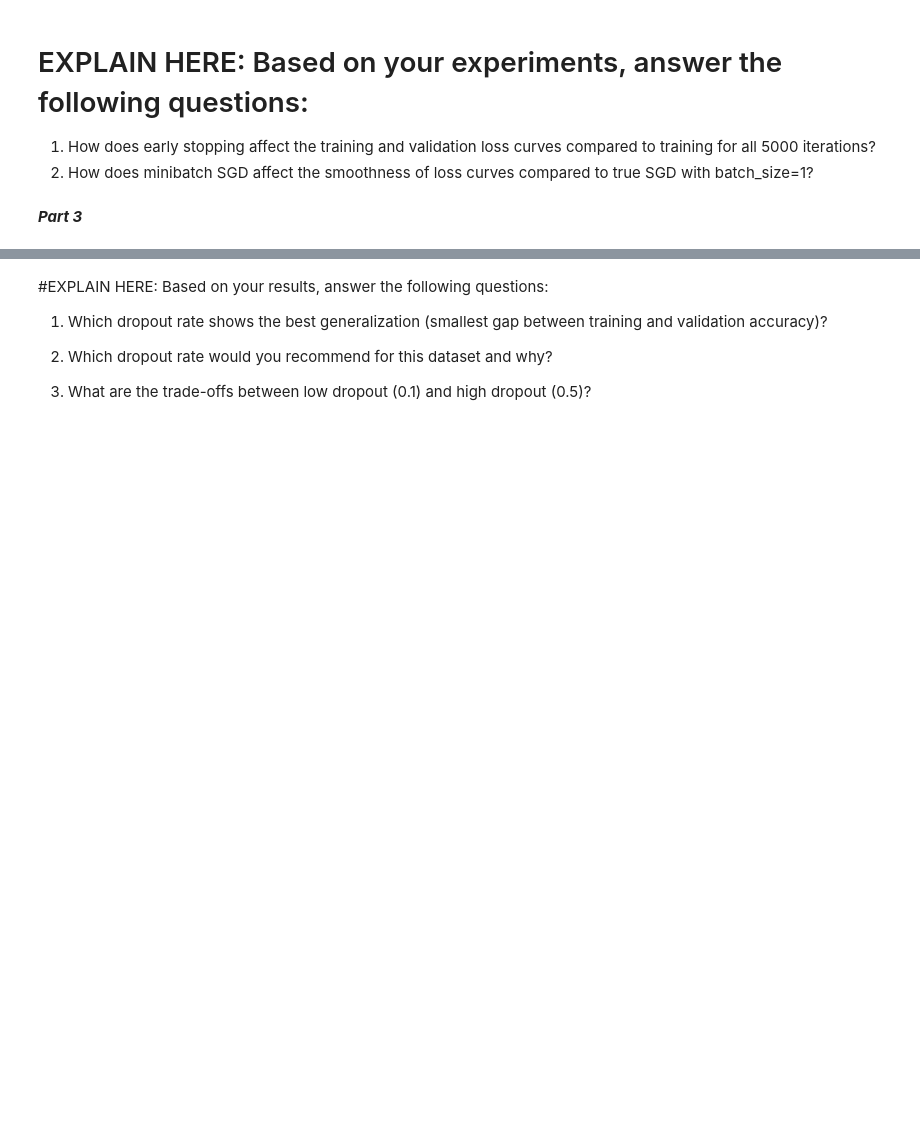
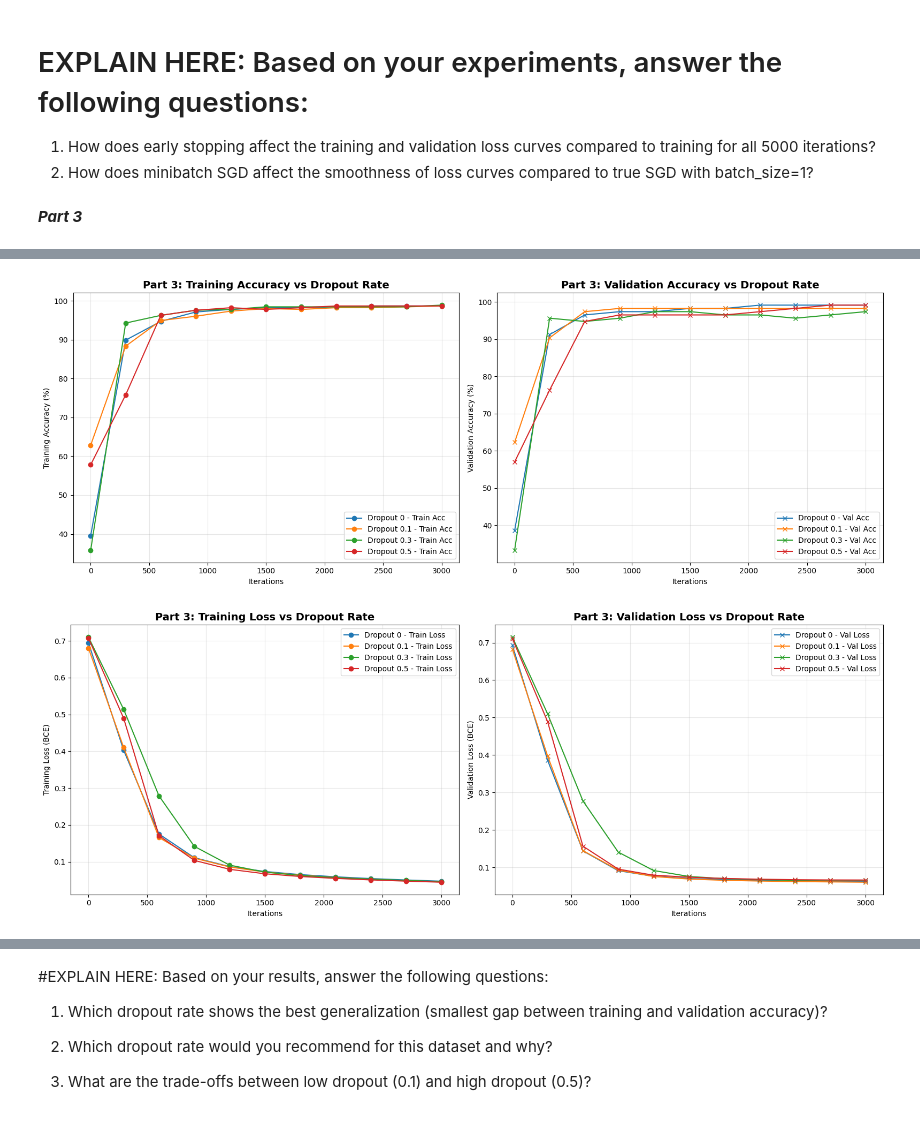
Before and after one commit to MahadAhmed25/4AL3, a Jupyter notebook: assignments/A3/Assignment3_starter.ipynb, the cells around one changed output, grey strips where cells are left out. Saved outputs shown, nothing was run; the diff lists cells and outputs as text; code cells hidden in the pictures; blank space fills up the shorter version.

```diff
--- a/assignments/A3/Assignment3_starter.ipynb
+++ b/assignments/A3/Assignment3_starter.ipynb
@@ -450,12 +460,13 @@ def calculate_accuracy(model, X, y):
 
 
     """
-    # CODE HERE: Set model to evaluation mode
+
+    model.eval()
 
     with torch.no_grad():
         # CODE HERE: Get model outputs
-        outputs = None  # REPLACE WITH YOUR CODE
-        predictions = None  # REPLACE WITH YOUR CODE
-        accuracy = None  # REPLACE WITH YOUR CODE
-
+        outputs = model(X)
+        probs = torch.sigmoid(outputs)
+        predictions = (probs >= 0.5).float()
+        accuracy = (predictions.eq(y).sum().float() / y.shape[0]).item()
     return accuracy
@@ -472,9 +520,9 @@ def train_with_dropout(model, criterion, optimizer, X_train, y_train, X_val, y_v
 # %%
-DROPOUT_RATES =
-LEARNING_RATE_DROPOUT =
-NUM_ITERATIONS_DROPOUT =
-BATCH_SIZE_DROPOUT =
-CHECK_EVERY_DROPOUT =
+DROPOUT_RATES = [0, 0.1, 0.3, 0.5]
+LEARNING_RATE_DROPOUT = 1e-2
+NUM_ITERATIONS_DROPOUT = 3000
+BATCH_SIZE_DROPOUT = 32
+CHECK_EVERY_DROPOUT = NUM_ITERATIONS_DROPOUT // 10
 
 dropout_results = {}
 
@@ -482,11 +530,13 @@ for dropout_rate in DROPOUT_RATES:
     print(f"\n--- Training with Dropout Rate = {dropout_rate} ---")
 
     # CODE HERE: Initialize model with current dropout_rate
-    model = None  # REPLACE WITH YOUR CODE
+    model = FeedForwardNetWithDropout(input_size=input_features, dropout_rate=dropout_rate)
+    criterion = nn.BCEWithLogitsLoss()
+    optimizer = optim.SGD(model.parameters(), lr=LEARNING_RATE_DROPOUT)
 
 
     # Train the model
-    train_losses, val_losses, train_accs, val_accs, iterations = train_with_minibatch_dropout(
+    train_losses, val_losses, train_accs, val_accs, iterations = train_with_dropout(
         model, criterion, optimizer,
         X_train_t, y_train_t, X_val_t, y_val_t,
         NUM_ITERATIONS_DROPOUT, BATCH_SIZE_DROPOUT, CHECK_EVERY_DROPOUT
@@ -508,7 +574,14 @@ for dropout_rate in DROPOUT_RATES:
 fig, axes = plt.subplots(1, 2, figsize=(16, 6))
 
 # Plot accuracies/validations vs dropouts
-# CODE HERE: inject points in plots
+
+for rate, results in dropout_results.items():
+    axes[0].plot(results['iterations'],
+                 [a * 100 for a in results['train_accs']],
+                 label=f"Dropout {rate} - Train Acc", marker='o')
+    axes[1].plot(results['iterations'],
+                 [a * 100 for a in results['val_accs']],
+                 label=f"Dropout {rate} - Val Acc", marker='x')
 
 axes[0].set_title('Part 3: Training Accuracy vs Dropout Rate', fontsize=14, fontweight='bold')
 axes[0].set_xlabel('Iterations')
@@ -520,33 +593,44 @@ axes[0].grid(True, alpha=0.3)
 # CODE HERE: inject points in plots
 
 axes[1].set_title('Part 3: Validation Accuracy vs Dropout Rate', fontsize=14, fontweight='bold')
 axes[1].set_xlabel('Iterations')
 axes[1].set_ylabel('Validation Accuracy (%)')
 axes[1].legend()
 axes[1].grid(True, alpha=0.3)
 
 plt.tight_layout()
 plt.show()
 
 
 
 fig, axes = plt.subplots(1, 2, figsize=(16, 6))
 
+for rate, results in dropout_results.items():
+    axes[0].plot(results['iterations'],
+                 results['train_losses'],
+                 label=f"Dropout {rate} - Train Loss", marker='o')
+    axes[1].plot(results['iterations'],
+                 results['val_losses'],
+                 label=f"Dropout {rate} - Val Loss", marker='x')
+
 
 axes[0].set_title('Part 3: Training Loss vs Dropout Rate', fontsize=14, fontweight='bold')
 axes[0].set_xlabel('Iterations')
 axes[0].set_ylabel('Training Loss (BCE)')
 axes[0].legend()
 axes[0].grid(True, alpha=0.3)
 
 axes[1].set_title('Part 3: Validation Loss vs Dropout Rate', fontsize=14, fontweight='bold')
 axes[1].set_xlabel('Iterations')
 axes[1].set_ylabel('Validation Loss (BCE)')
 axes[1].legend()
 axes[1].grid(True, alpha=0.3)
 
 plt.tight_layout()
 plt.show()
+# %% [output]
+[figure, added]
+[figure, added]
 # %%
 # CODE HERE: Create a summary dataframe with the following columns:
 
```
Also changed, not shown: parts of 5 cells of this notebook.
